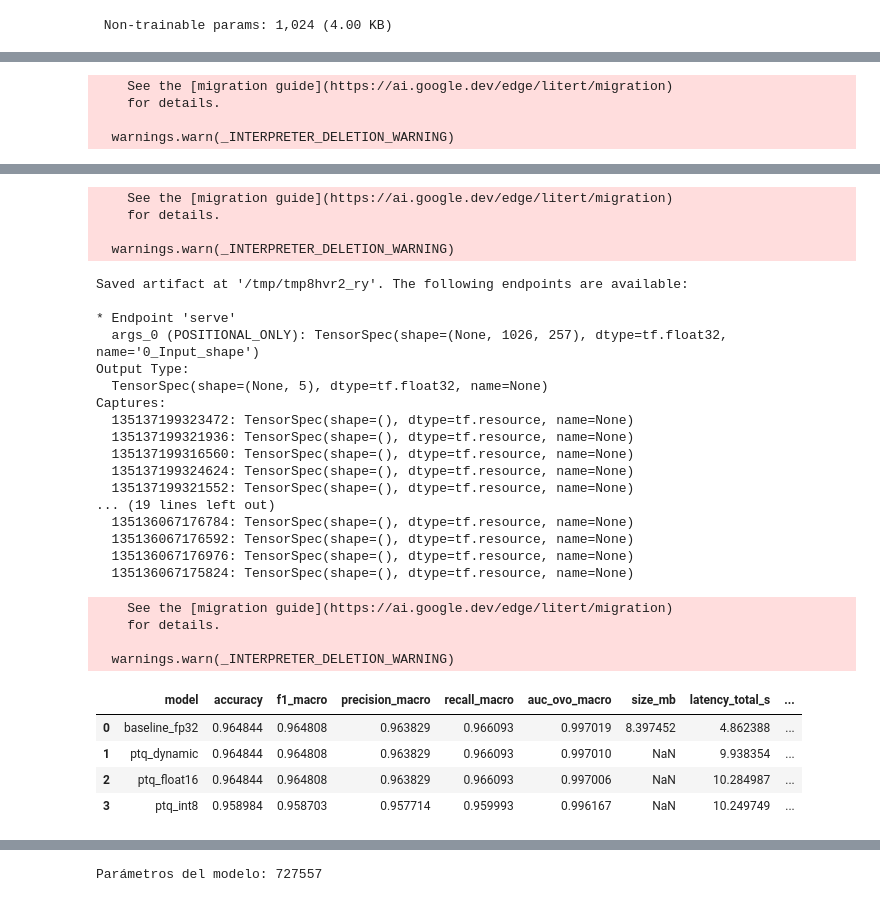
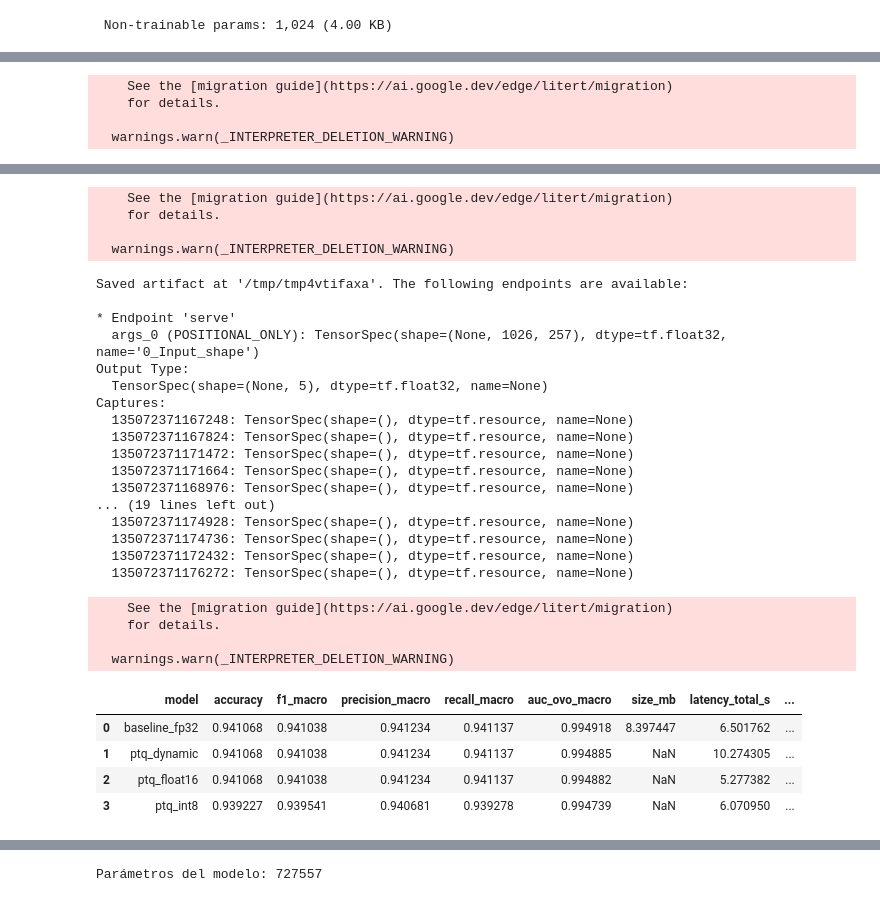
Before and after one commit to jonathancagua/audio, a Jupyter notebook: audio_cuanti.ipynb, the cells around one changed output, grey strips where cells are left out. Drawn from its saved outputs; the diff is of its cells as text; code cells hidden in the pictures.

```diff
--- a/audio_cuanti.ipynb
+++ b/audio_cuanti.ipynb
@@ -129,20 +141,28 @@ def map_function_fixed_4d(path_tensor, label):
     spectrogram_norm.set_shape([TIME_FRAMES, FREQ_BINS, 1])
     return spectrogram_norm, label
 # %%
-def make_dataset(labels, filepaths, shuffle=False, batch_size=32):
+def make_dataset(labels, filepaths, shuffle=False, batch_size=32, drop_remainder=False):
     dataset = tf.data.Dataset.from_tensor_slices((filepaths, labels))
 
     if shuffle:
         dataset = dataset.shuffle(buffer_size=len(filepaths))
 
     dataset = dataset.map(map_function_fixed, num_parallel_calls=tf.data.AUTOTUNE)
-
-    dataset = dataset.batch(batch_size, drop_remainder=True)
+    dataset = dataset.batch(batch_size, drop_remainder=drop_remainder)
 
     return dataset.prefetch(tf.data.AUTOTUNE)
 # %%
-dataset_train = make_dataset(bird_labels_train, bird_filepaths_train, shuffle=True)
-dataset_val = make_dataset(bird_labels_val, bird_filepaths_val, shuffle=False)
+dataset_train = make_dataset(
+    bird_labels_train, bird_filepaths_train, shuffle=True, drop_remainder=True
+)
+
+dataset_val = make_dataset(
+    bird_labels_val, bird_filepaths_val, shuffle=False, drop_remainder=False
+)
+
+dataset_test = make_dataset(
+    bird_labels_test, bird_filepaths_test, shuffle=False, drop_remainder=False
+)
 # %%
 for spectrograms, labels in dataset_train.take(1):
     print('Shape batch espectrograma (train):', spectrograms.shape)
@@ -369,12 +389,12 @@ from sklearn.metrics import classification_report, confusion_matrix
 bird_names = ['bewickii', 'polyglottos', 'migratorius', 'melodia', 'cardinalis']
 
 print("Generando predicciones...")
-y_logits = model_eval.predict(dataset_val)
+y_logits = model_eval.predict(dataset_test)
 
 y_pred = tf.argmax(y_logits, axis=1).numpy()
 
 y_true_list = []
-for _, labels in dataset_val:
+for _, labels in dataset_test:
     y_true_list.extend(labels.numpy())
 y_true = np.array(y_true_list)
 
@@ -402,14 +422,14 @@ import tensorflow as tf
 from sklearn.metrics import f1_score, precision_score, recall_score, roc_auc_score
 
 print("Calculando predicciones...")
-y_logits = model_eval.predict(dataset_val)
+y_logits = model_eval.predict(dataset_test)
 
 y_prob = tf.nn.softmax(y_logits, axis=1).numpy()
 
 y_pred = np.argmax(y_logits, axis=1)
 
 y_true_list = []
-for _, labels in dataset_val:
+for _, labels in dataset_test:
     y_true_list.extend(labels.numpy())
 y_true = np.array(y_true_list)
 
@@ -666,16 +699,16 @@ def safe_evaluate_tflite(tflite_model, dataset, model_name):
 
 results = []
 
-results.append(evaluate_keras_model(model_eval, dataset_val, model_name="baseline_fp32"))
+results.append(evaluate_keras_model(model_eval, dataset_test, model_name="baseline_fp32"))
 
 tflite_dynamic = convert_to_tflite(model_eval, quant_mode="dynamic")
-results.append(evaluate_tflite_model(tflite_dynamic, dataset_val, model_name="ptq_dynamic"))
+results.append(evaluate_tflite_model(tflite_dynamic, dataset_test, model_name="ptq_dynamic"))
 
 tflite_float16 = convert_to_tflite(model_eval, quant_mode="float16")
-results.append(evaluate_tflite_model(tflite_float16, dataset_val, model_name="ptq_float16"))
+results.append(evaluate_tflite_model(tflite_float16, dataset_test, model_name="ptq_float16"))
 
 tflite_int8 = convert_to_tflite(model_eval, quant_mode="int8")
-results.append(evaluate_tflite_model(tflite_int8, dataset_val, model_name="ptq_int8"))
+results.append(evaluate_tflite_model(tflite_int8, dataset_test, model_name="ptq_int8"))
 
 results_df = pd.DataFrame(results)
 display(results_df)
@@ -721,33 +754,33 @@ Captures:
     See the [migration guide](https://ai.google.dev/edge/litert/migration)
     for details.
 
   warnings.warn(_INTERPRETER_DELETION_WARNING)
-Saved artifact at '/tmp/tmp8hvr2_ry'. The following endpoints are available:
+Saved artifact at '/tmp/tmp4vtifaxa'. The following endpoints are available:
 
 * Endpoint 'serve'
   args_0 (POSITIONAL_ONLY): TensorSpec(shape=(None, 1026, 257), dtype=tf.float32, name='0_Input_shape')
 Output Type:
   TensorSpec(shape=(None, 5), dtype=tf.float32, name=None)
 Captures:
-  135137199323472: TensorSpec(shape=(), dtype=tf.resource, name=None)
-  135137199321936: TensorSpec(shape=(), dtype=tf.resource, name=None)
-  135137199316560: TensorSpec(shape=(), dtype=tf.resource, name=None)
-  135137199324624: TensorSpec(shape=(), dtype=tf.resource, name=None)
-  135137199321552: TensorSpec(shape=(), dtype=tf.resource, name=None)
+  135072371167248: TensorSpec(shape=(), dtype=tf.resource, name=None)
+  135072371167824: TensorSpec(shape=(), dtype=tf.resource, name=None)
+  135072371171472: TensorSpec(shape=(), dtype=tf.resource, name=None)
+  135072371171664: TensorSpec(shape=(), dtype=tf.resource, name=None)
+  135072371168976: TensorSpec(shape=(), dtype=tf.resource, name=None)
 ... (19 lines left out)
-  135136067176784: TensorSpec(shape=(), dtype=tf.resource, name=None)
-  135136067176592: TensorSpec(shape=(), dtype=tf.resource, name=None)
-  135136067176976: TensorSpec(shape=(), dtype=tf.resource, name=None)
-  135136067175824: TensorSpec(shape=(), dtype=tf.resource, name=None)
+  135072371174928: TensorSpec(shape=(), dtype=tf.resource, name=None)
+  135072371174736: TensorSpec(shape=(), dtype=tf.resource, name=None)
+  135072371172432: TensorSpec(shape=(), dtype=tf.resource, name=None)
+  135072371176272: TensorSpec(shape=(), dtype=tf.resource, name=None)
     See the [migration guide](https://ai.google.dev/edge/litert/migration)
     for details.
 
   warnings.warn(_INTERPRETER_DELETION_WARNING)
 |  | model | accuracy | f1_macro | precision_macro | recall_macro | auc_ovo_macro | size_mb | latency_total_s | ... |
-| 0 | baseline_fp32 | 0.964844 | 0.964808 | 0.963829 | 0.966093 | 0.997019 | 8.397452 | 4.862388 | ... |
-| 1 | ptq_dynamic | 0.964844 | 0.964808 | 0.963829 | 0.966093 | 0.997010 | NaN | 9.938354 | ... |
-| 2 | ptq_float16 | 0.964844 | 0.964808 | 0.963829 | 0.966093 | 0.997006 | NaN | 10.284987 | ... |
-| 3 | ptq_int8 | 0.958984 | 0.958703 | 0.957714 | 0.959993 | 0.996167 | NaN | 10.249749 | ... |
+| 0 | baseline_fp32 | 0.941068 | 0.941038 | 0.941234 | 0.941137 | 0.994918 | 8.397447 | 6.501762 | ... |
+| 1 | ptq_dynamic | 0.941068 | 0.941038 | 0.941234 | 0.941137 | 0.994885 | NaN | 10.274305 | ... |
+| 2 | ptq_float16 | 0.941068 | 0.941038 | 0.941234 | 0.941137 | 0.994882 | NaN | 5.277382 | ... |
+| 3 | ptq_int8 | 0.939227 | 0.939541 | 0.940681 | 0.939278 | 0.994739 | NaN | 6.070950 | ... |
 # %%
 def convert_to_tflite_fp32(keras_model):
     converter = tf.lite.TFLiteConverter.from_keras_model(keras_model)
```
Also changed, not shown: parts of 25 cells of this notebook.
